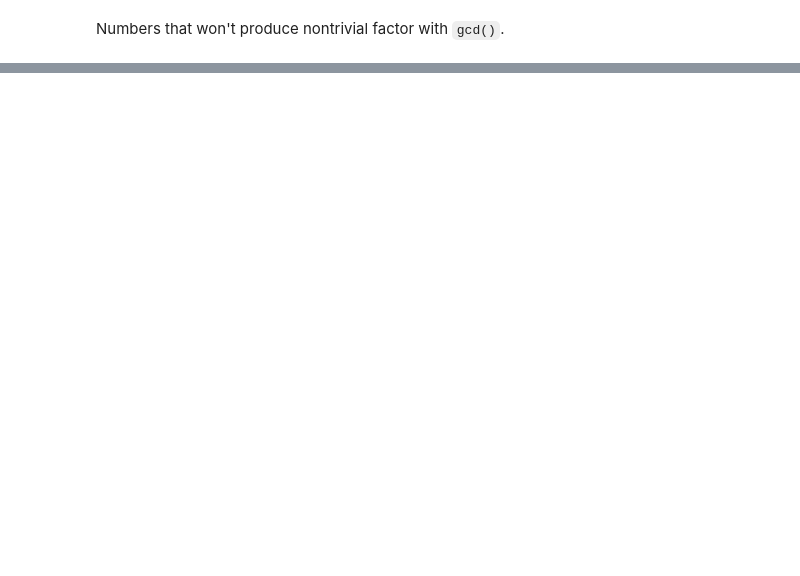
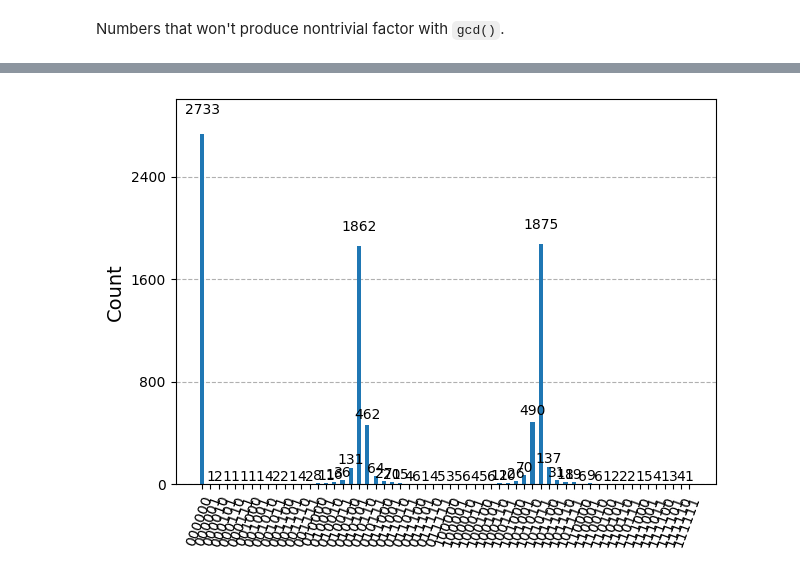
Before and after one commit to jvscursulim/shor_algorithm, a Jupyter notebook: example.ipynb, the cells around one changed output, grey strips where cells are left out. Drawn from its saved outputs; the diff is of its cells as text; code cells hidden in the pictures; blank space fills up the shorter version.

```diff
--- a/example.ipynb
+++ b/example.ipynb
@@ -34,0 +77,4 @@ factors
+# %%
+plot_histogram(counts)
+# %% [output]
+[figure, added]
```
Also changed, not shown: parts of 11 cells of this notebook, 7 other files.
